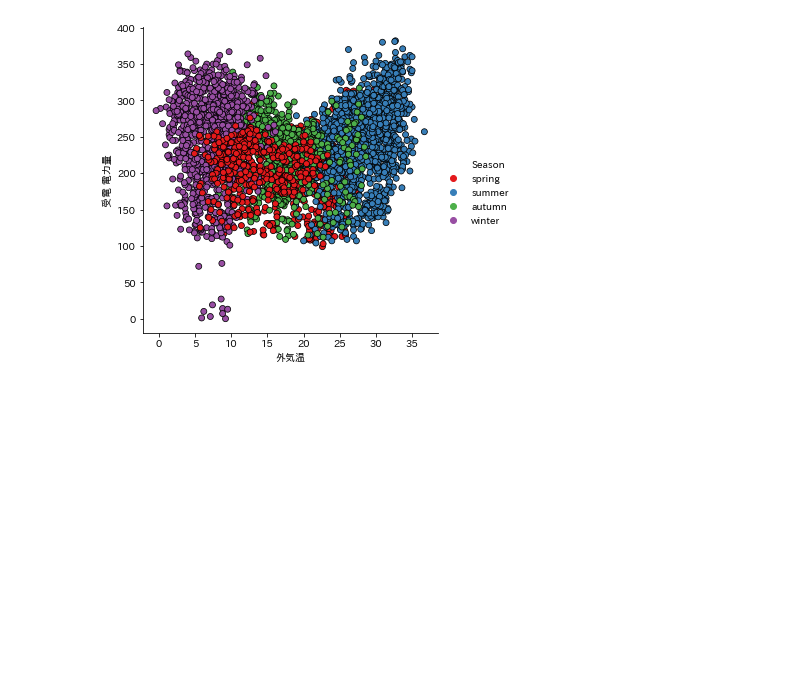
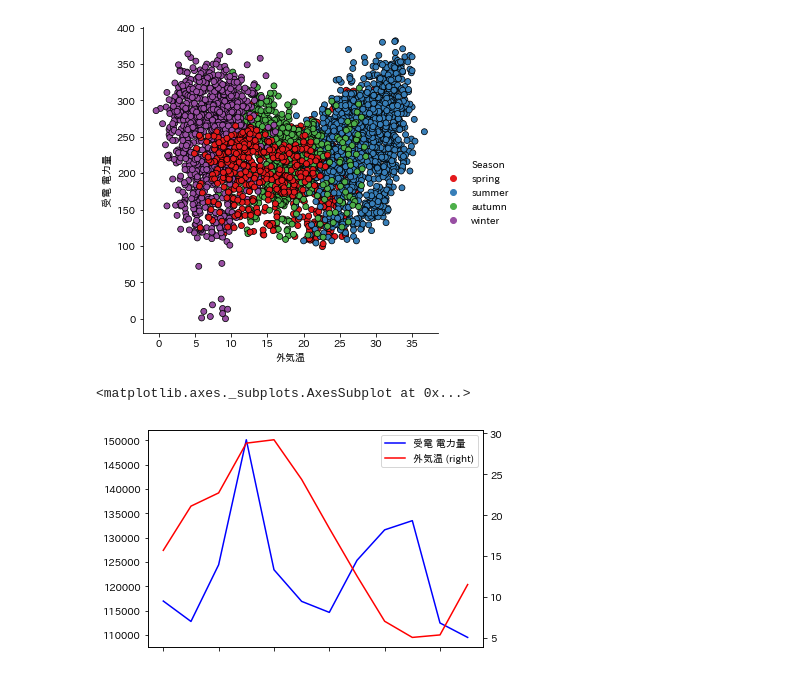
Before and after one commit to snuow/Visualization_for_EnergyDataAnalysis, a Jupyter notebook: Visualization_EnergyConsumption.ipynb, the cells around one changed output. Drawn from its saved outputs; the diff is of its cells as text; code cells hidden in the pictures; blank space fills up the shorter version.

```diff
--- a/Visualization_EnergyConsumption.ipynb
+++ b/Visualization_EnergyConsumption.ipynb
@@ -302,3 +316,14 @@ sns.relplot(x = '外気温',# x軸の値を文字列で指定（データフレ
 # %% [output]
 <seaborn.axisgrid.FacetGrid at 0x...>
 [figure]
+# %%
+# 可視化（pandasを利用した場合）
+"""
+['ガス量']：可視化したい列の名称（ヘッダ）
+kind='bar':棒グラフで表現
+colormap='bwr':色の選択
+"""
+vis_df_month.plot(y=['受電 電力量','外気温'],kind='line',colormap='bwr',secondary_y='外気温')
+# %% [output]
+<matplotlib.axes._subplots.AxesSubplot at 0x...>
+[figure, added]
```
Also changed, not shown: parts of 4 cells of this notebook.
